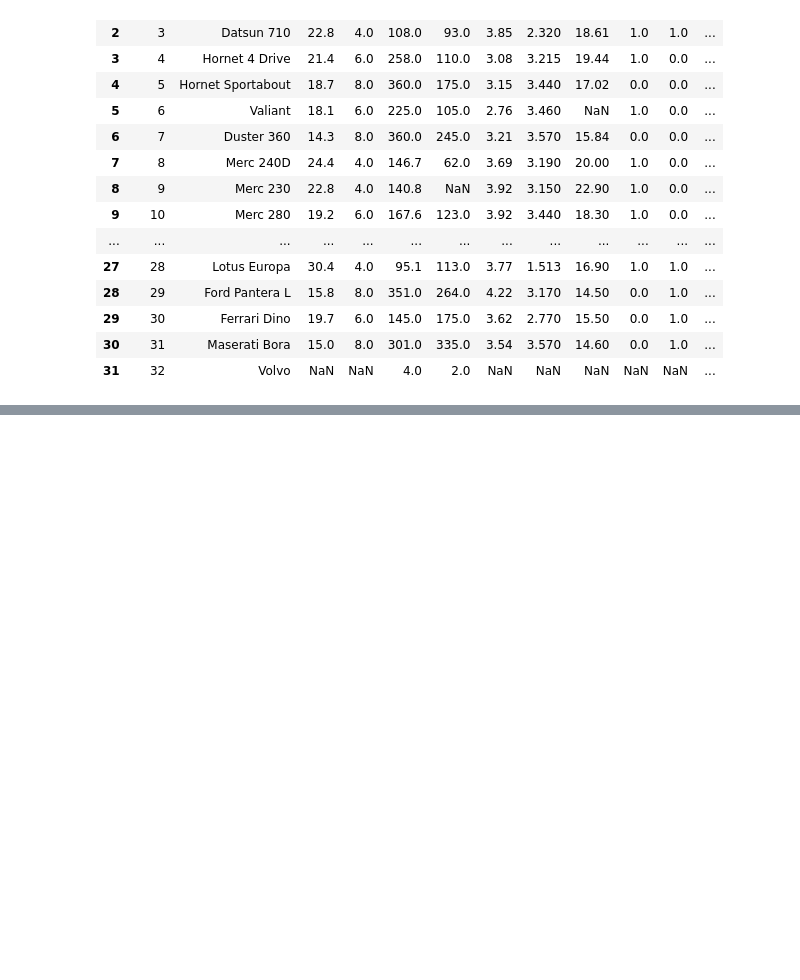
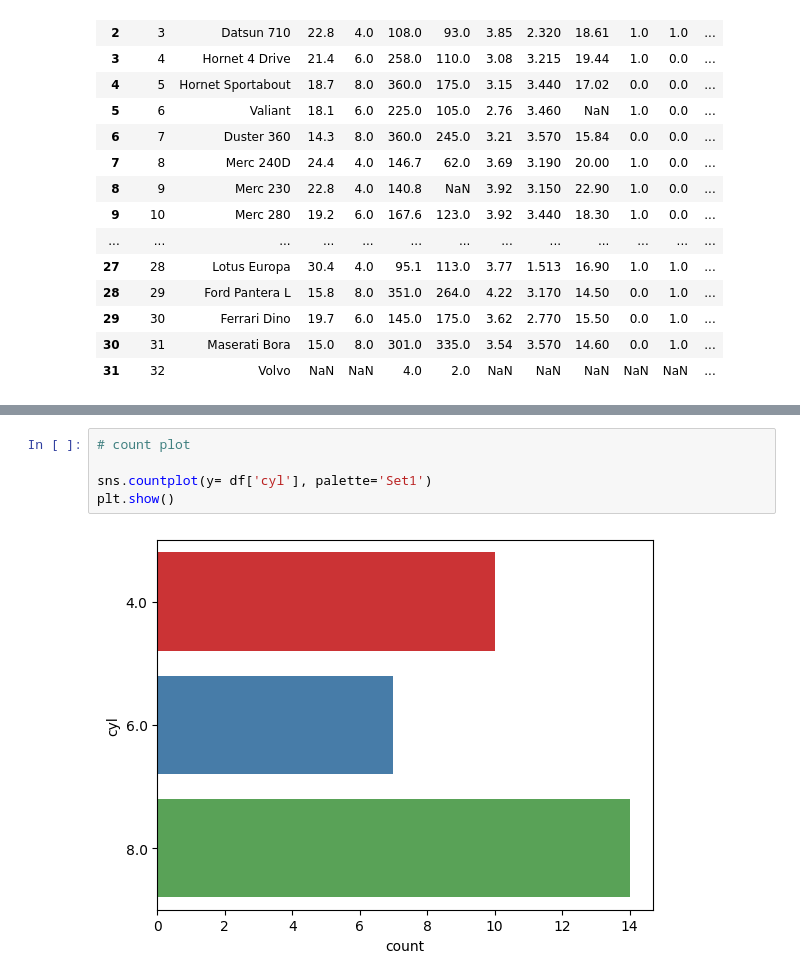
Before and after one commit to quantumhome/DataAnalysisCaseStudy, a Jupyter notebook: DataVisualization.ipynb, the cells around one changed output, grey strips where cells are left out. Drawn from its saved outputs; the diff is of its cells as text; blank space fills up the shorter version.

```diff
--- a/DataVisualization.ipynb
+++ b/DataVisualization.ipynb
@@ -40,0 +45,7 @@ plt.show()
+# %%
+# count plot
+
+sns.countplot(y= df['cyl'], palette='Set1')
+plt.show()
+# %% [output]
+[figure, added]
```
Also changed, not shown: parts of 1 cell of this notebook.
